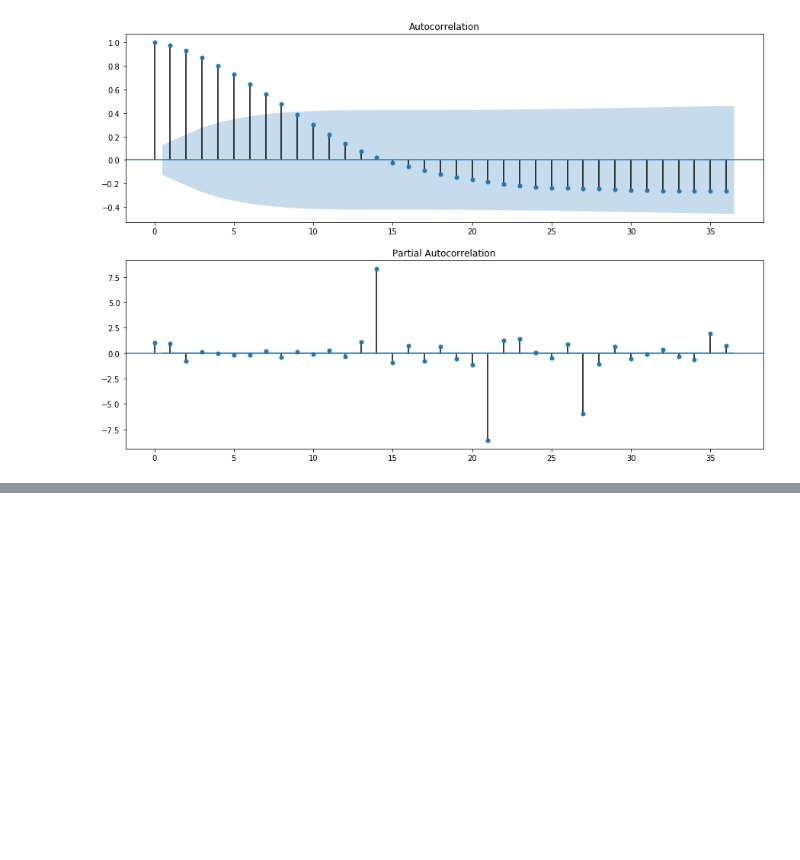
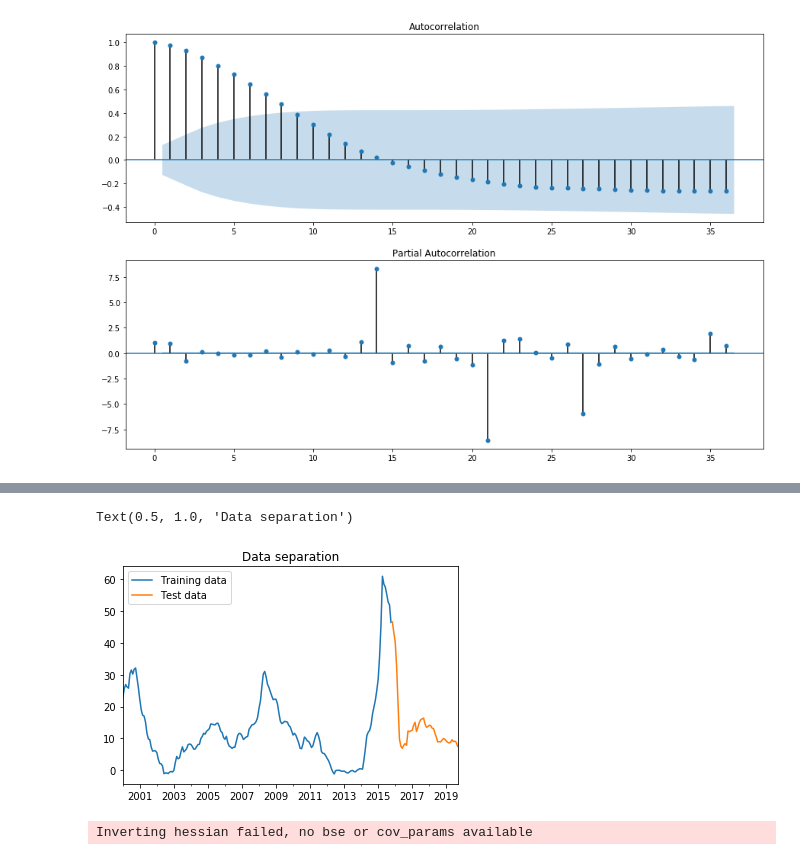
Before and after one commit to gamble27/CPI, a Jupyter notebook: data_analysis.ipynb, the cells around one changed output, grey strips where cells are left out. Drawn from its saved outputs; the diff is of its cells as text; code cells hidden in the pictures; blank space fills up the shorter version.

```diff
--- a/data_analysis.ipynb
+++ b/data_analysis.ipynb
@@ -76,0 +159,22 @@ invalid value encountered in sqrt
+# %%
+# train and test data
+index = int(cpi_an_2.shape[0] * 0.8 + 1)
+
+cpi_train = cpi_an_2[:index]
+cpi_test  = cpi_an_2[index:]
+
+cpi_train.index = list(cpi_an.index[:index])
+cpi_test.index  = list(cpi_an.index[index:])
+# %%
+cpi_train.plot(label='Training data')
+cpi_test.plot(label='Test data')
+plt.legend(loc='best')
+plt.title('Data separation')
+# %% [output]
+Text(0.5, 1.0, 'Data separation')
+[figure, added]
+# %%
+params = (12, 2, 6)
+arima_model = arima.ARIMA(cpi_train, params, freq='M').fit()
+# %% [output]
+Inverting hessian failed, no bse or cov_params available
```
Also changed, not shown: parts of 19 cells of this notebook.
